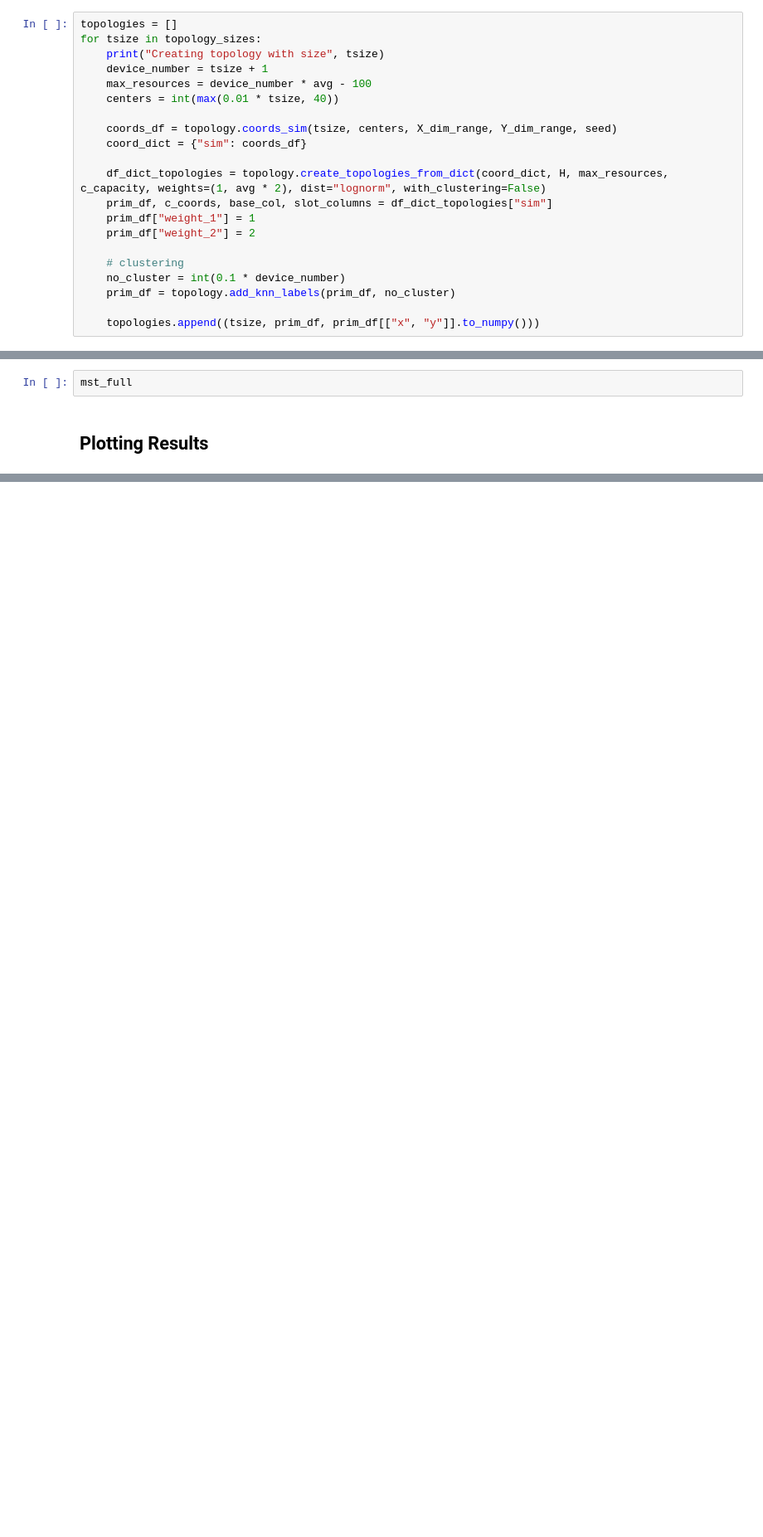
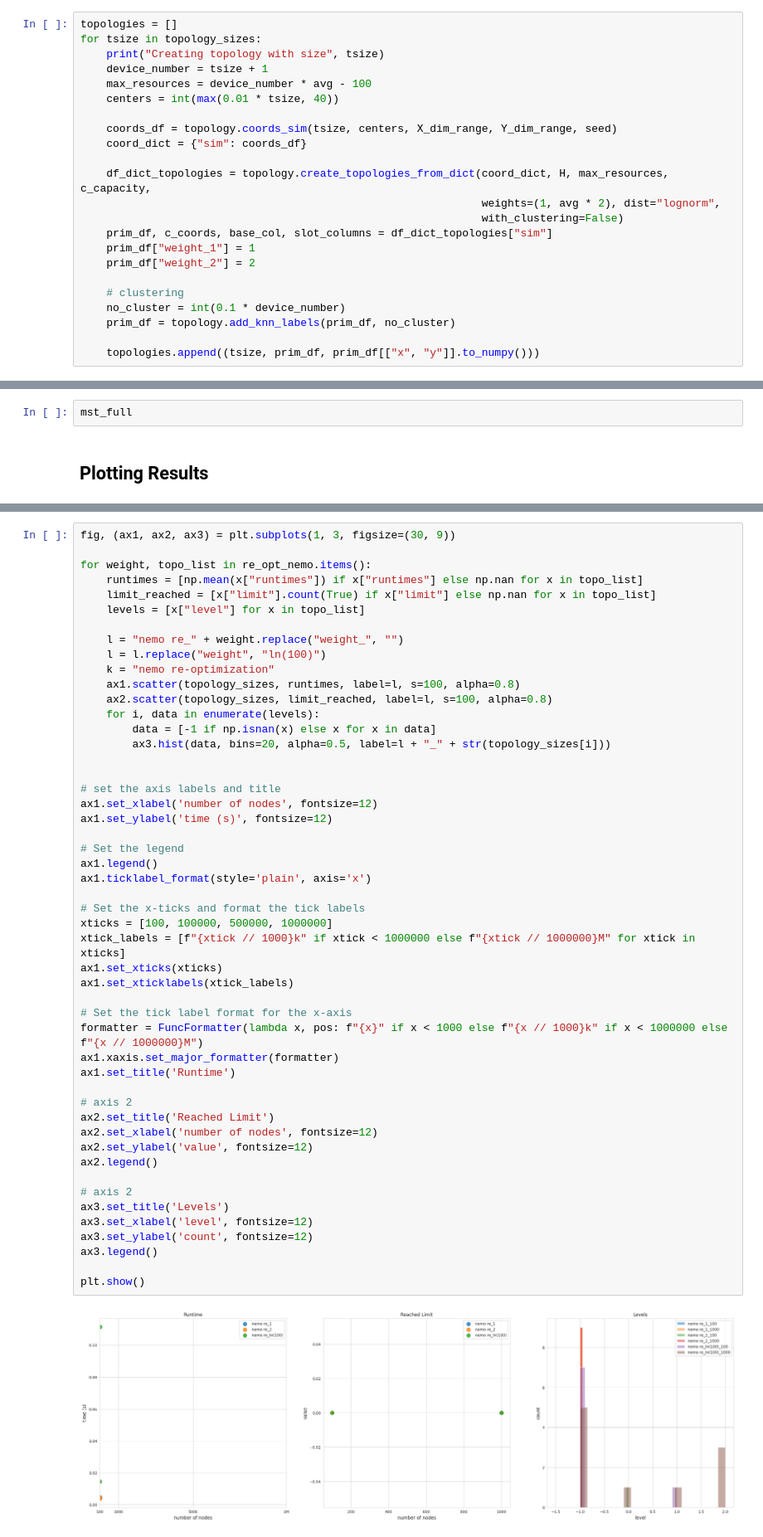
Before and after one commit to xchatzil/NEMO, a Jupyter notebook: notebooks/ScalabilityTests.ipynb, the cells around one changed output, grey strips where cells are left out. Shown: that part at 83% size. Drawn from its saved outputs; the diff is of its cells as text; blank space fills up the shorter version.

Commit message:
runtime notebook updated

```diff
--- a/notebooks/ScalabilityTests.ipynb
+++ b/notebooks/ScalabilityTests.ipynb
@@ -58,7 +56,9 @@ for tsize in topology_sizes:
     coords_df = topology.coords_sim(tsize, centers, X_dim_range, Y_dim_range, seed)
     coord_dict = {"sim": coords_df}
 
-    df_dict_topologies = topology.create_topologies_from_dict(coord_dict, H, max_resources, c_capacity, weights=(1, avg * 2), dist="lognorm", with_clustering=False)
+    df_dict_topologies = topology.create_topologies_from_dict(coord_dict, H, max_resources, c_capacity,
+                                                              weights=(1, avg * 2), dist="lognorm",
+                                                              with_clustering=False)
     prim_df, c_coords, base_col, slot_columns = df_dict_topologies["sim"]
     prim_df["weight_1"] = 1
     prim_df["weight_2"] = 2
@@ -320,0 +380,52 @@ plt.show()
+# %%
+fig, (ax1, ax2, ax3) = plt.subplots(1, 3, figsize=(30, 9))
+
+for weight, topo_list in re_opt_nemo.items():
+    runtimes = [np.mean(x["runtimes"]) if x["runtimes"] else np.nan for x in topo_list]
+    limit_reached = [x["limit"].count(True) if x["limit"] else np.nan for x in topo_list]
+    levels = [x["level"] for x in topo_list]
+
+    l = "nemo re_" + weight.replace("weight_", "")
+    l = l.replace("weight", "ln(100)")
+    k = "nemo re-optimization"
+    ax1.scatter(topology_sizes, runtimes, label=l, s=100, alpha=0.8)
+    ax2.scatter(topology_sizes, limit_reached, label=l, s=100, alpha=0.8)
+    for i, data in enumerate(levels):
+        data = [-1 if np.isnan(x) else x for x in data]
+        ax3.hist(data, bins=20, alpha=0.5, label=l + "_" + str(topology_sizes[i]))
+
+
+# set the axis labels and title
+ax1.set_xlabel('number of nodes', fontsize=12)
+ax1.set_ylabel('time (s)', fontsize=12)
+
+# Set the legend
+ax1.legend()
+ax1.ticklabel_format(style='plain', axis='x')
+
+# Set the x-ticks and format the tick labels
+xticks = [100, 100000, 500000, 1000000]
+xtick_labels = [f"{xtick // 1000}k" if xtick < 1000000 else f"{xtick // 1000000}M" for xtick in xticks]
+ax1.set_xticks(xticks)
+ax1.set_xticklabels(xtick_labels)
+
+# Set the tick label format for the x-axis
+formatter = FuncFormatter(lambda x, pos: f"{x}" if x < 1000 else f"{x // 1000}k" if x < 1000000 else f"{x // 1000000}M")
+ax1.xaxis.set_major_formatter(formatter)
+ax1.set_title('Runtime')
+
+# axis 2
+ax2.set_title('Reached Limit')
+ax2.set_xlabel('number of nodes', fontsize=12)
+ax2.set_ylabel('value', fontsize=12)
+ax2.legend()
+
+# axis 2
+ax3.set_title('Levels')
+ax3.set_xlabel('level', fontsize=12)
+ax3.set_ylabel('count', fontsize=12)
+ax3.legend()
+
+plt.show()
+# %% [output]
+[figure, added]
```
Also changed, not shown: parts of 9 cells of this notebook, 1 other file.
